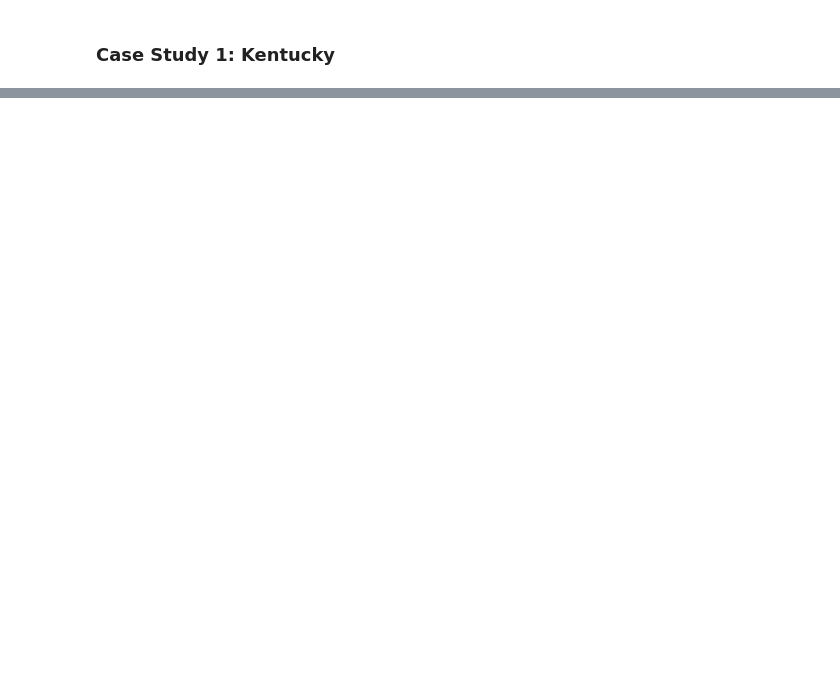
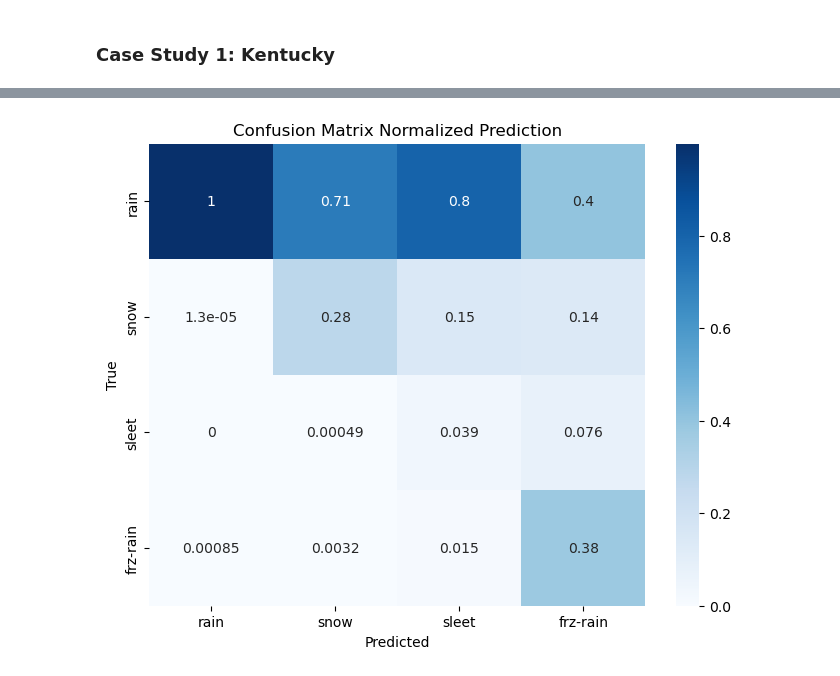
Before and after one commit to ai2es/ptype-physical, a Jupyter notebook: notebooks/Evals_ConfusionMatrices.ipynb, the cells around one changed output, grey strips where cells are left out. Saved outputs shown, nothing was run; the diff lists cells and outputs as text; code cells hidden in the pictures; blank space fills up the shorter version.

```diff
--- a/notebooks/Evals_ConfusionMatrices.ipynb
+++ b/notebooks/Evals_ConfusionMatrices.ipynb
@@ -147,0 +168,4 @@ plt.show()
+# %%
+plot_CM(truth, pred,'pred')
+# %% [output]
+[figure, added]
```
Also changed, not shown: parts of 18 cells of this notebook.
